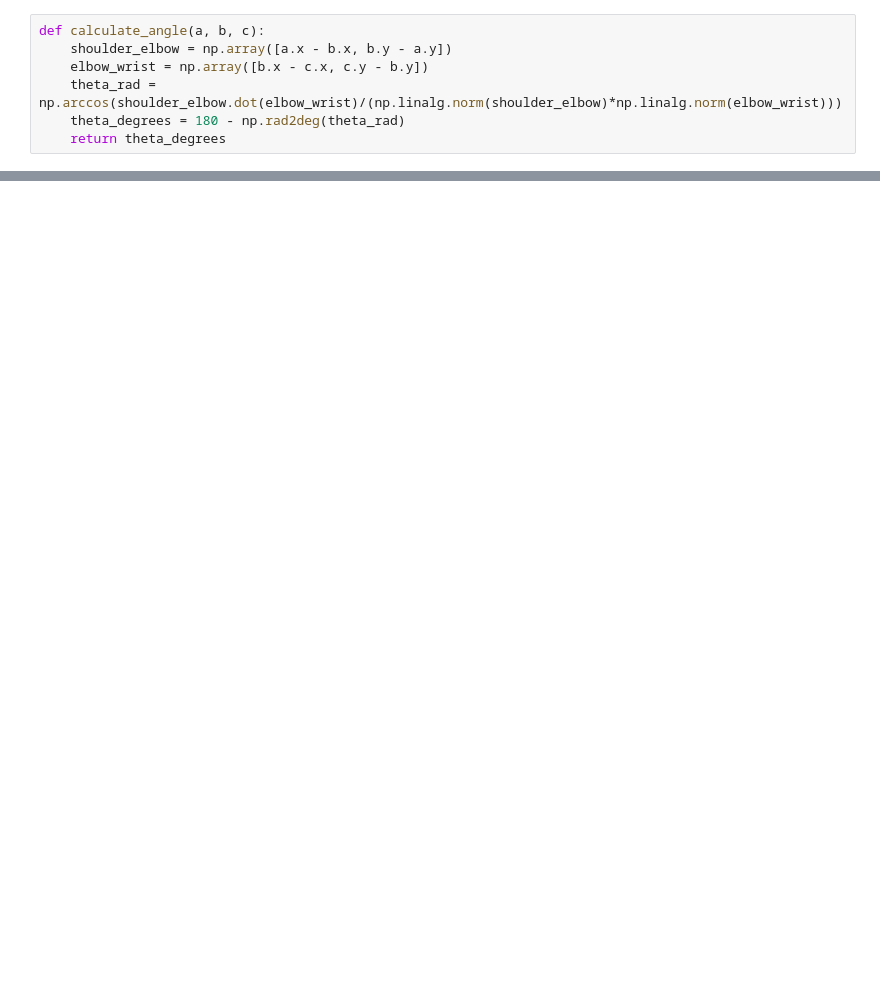
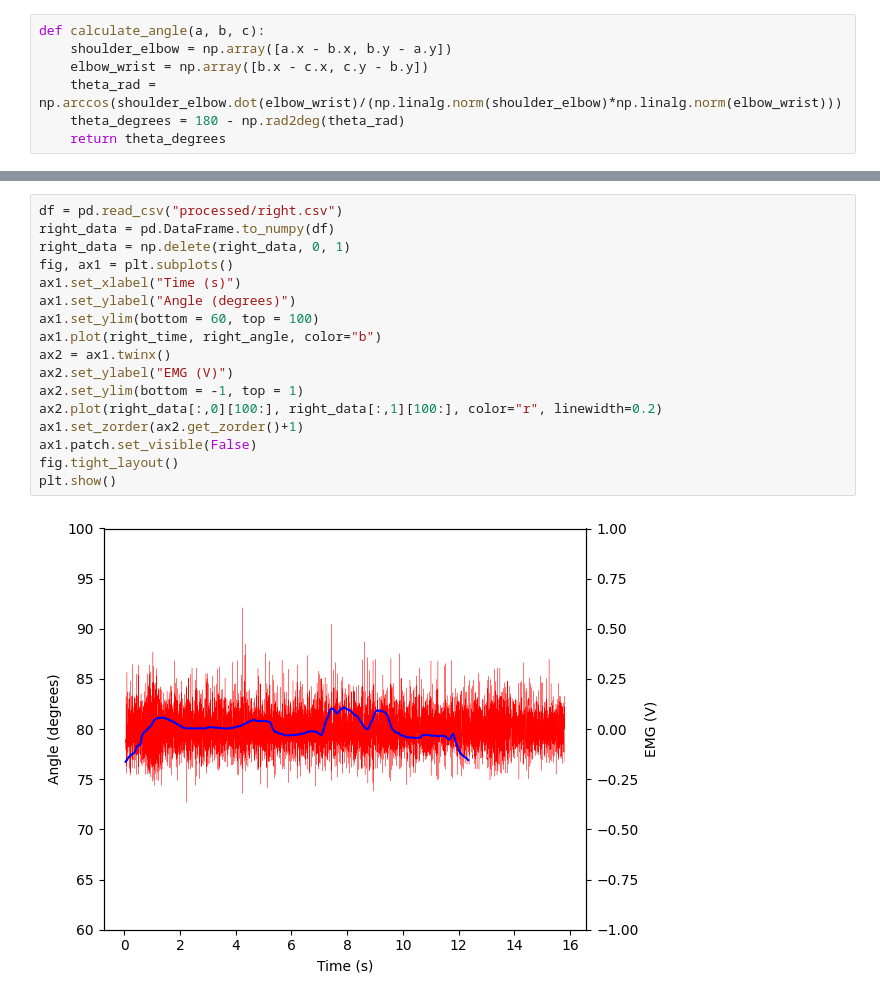
Before and after one commit to EshanSankar/bme205-diy-lab, a Jupyter notebook: pose_detector.ipynb, the cells around one changed output, grey strips where cells are left out. Drawn from its saved outputs; the diff is of its cells as text; blank space fills up the shorter version.

```diff
--- a/pose_detector.ipynb
+++ b/pose_detector.ipynb
@@ -53,0 +89,19 @@ plt.show()
+# %%
+df = pd.read_csv("processed/right.csv")
+right_data = pd.DataFrame.to_numpy(df)
+right_data = np.delete(right_data, 0, 1)
+fig, ax1 = plt.subplots()
+ax1.set_xlabel("Time (s)")
+ax1.set_ylabel("Angle (degrees)")
+ax1.set_ylim(bottom = 60, top = 100)
+ax1.plot(right_time, right_angle, color="b")
+ax2 = ax1.twinx()
+ax2.set_ylabel("EMG (V)")
+ax2.set_ylim(bottom = -1, top = 1)
+ax2.plot(right_data[:,0][100:], right_data[:,1][100:], color="r", linewidth=0.2)
+ax1.set_zorder(ax2.get_zorder()+1)
+ax1.patch.set_visible(False)
+fig.tight_layout()
+plt.show()
+# %% [output]
+[figure, added]
```
Also changed, not shown: parts of 18 cells of this notebook, 1 other file.
